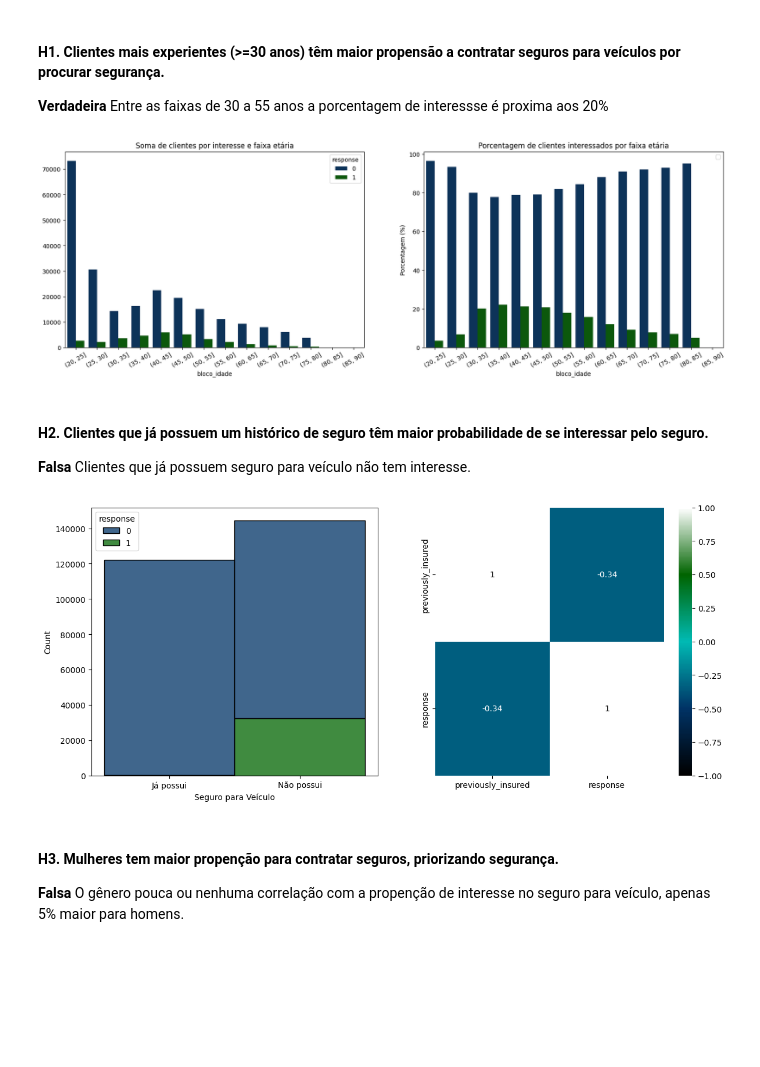
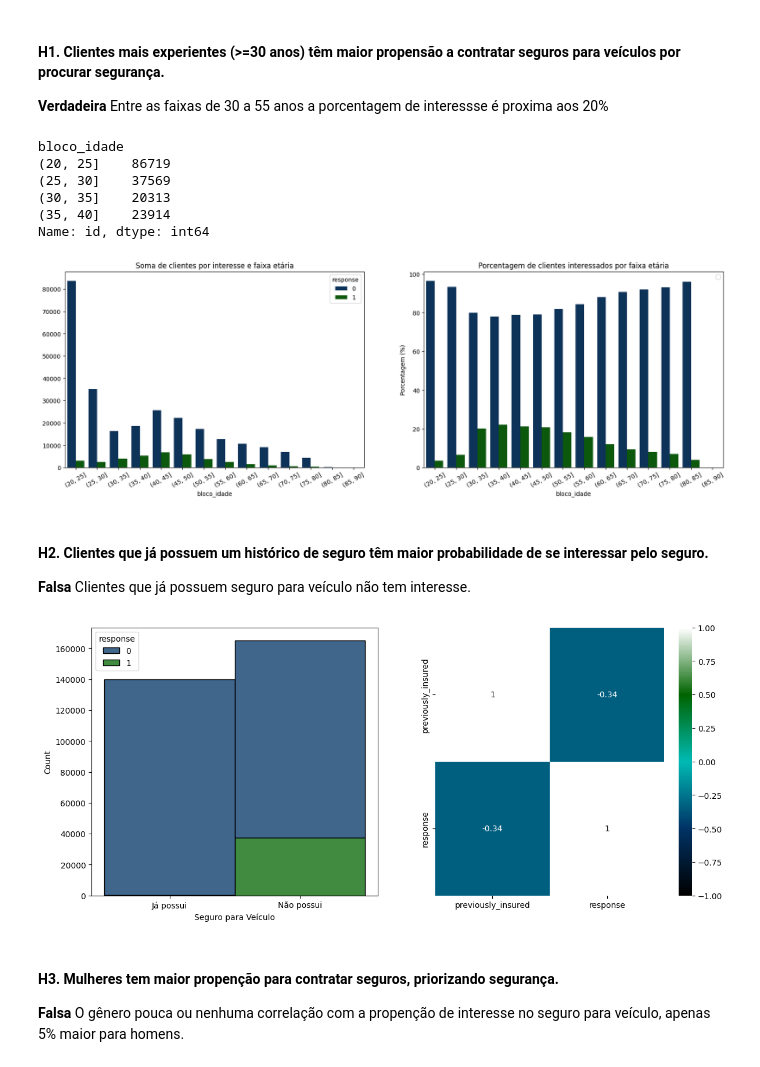
Before and after one commit to RafaelLuckner/Propensao_Compra, a Jupyter notebook: propensao_projeto.ipynb, the cells around one changed output. Cells and saved outputs as stored; diff of their text form; code cells hidden in the pictures; blank space fills up the shorter version.

```diff
--- a/propensao_projeto.ipynb
+++ b/propensao_projeto.ipynb
@@ -44,12 +51,10 @@ dfx = df1.drop(columns=['Response'])
 dfy = df1['Response']
 
 # Utilizei Estratificação para manter a mesma proporção entre as categorias durante o split
-dfx_train, dfx_val, dfy_train, dfy_val =  ms.train_test_split(dfx, dfy, test_size = 0.3, stratify=dfy, random_state = 12)
-dfx_val, dfx_test, dfy_val, dfy_test   =  ms.train_test_split(dfx_val, dfy_val, test_size = 0.5, stratify=dfy_val, random_state = 12)
+dfx_train, dfx_test, dfy_train, dfy_test =  ms.train_test_split(dfx, dfy, test_size = 0.2, stratify=dfy, random_state = 12)
 
 df1 = pd.concat([dfx_train, dfy_train], axis=1)
 print(dfy_train.value_counts())
-print(dfy_val.value_counts())
 print(dfy_test.value_counts())
 # %% [output]
 Response
@@ -272,6 +281,15 @@ df2['premium_category'] = pd.cut(df2['annual_premium'],
 
 # Separando grupos de clientes de acordo com o tempo de 'vintage' (dias)
 df2['vintage_group'] = pd.cut(df2['vintage'], bins=[0, 60, 120, 240, np.inf], labels=['Recente\n(0:60)dias', 'Intermediário\n(60:120)', 'Longo\n(120:240)', 'Muito Longo\n(240:)'])
+
+
+damage = df2.loc[df2['vehicle_damage']=='Yes',['id','region_code']].groupby('region_code').agg({'id':'count'})
+total = pd.DataFrame(df2.groupby(['region_code'])['id'].count())
+merged = damage.merge(total, on= 'region_code')
+merged.columns = ['veiculos_danificados_regiao', 'total_veiculos_regiao']
+merged['pct_damage_region'] = ((merged['veiculos_danificados_regiao']/merged['total_veiculos_regiao'])*100).astype(int)
+
+df2 = pd.merge(df2, merged, on= 'region_code', how='left')
 # %% [markdown]
 # 3 - EDA (Análise Exploratória de Dados)
 # %% [markdown]
@@ -400,31 +418,38 @@ Name: count, dtype: int64
 # %%
 aux1 = df2.copy()
 plt.figure(figsize=(20,6))
 
 plt.subplot(1,2,1)
 bins = list(range(20,91,5))
 aux1['bloco_idade'] = pd.cut(aux1['age'],bins=bins)
 aux2 = aux1.loc[:,['id','bloco_idade', 'response']].groupby(['bloco_idade','response'],observed=False).count().reset_index()
 sns.barplot(data = aux2, x='bloco_idade', y= "id",hue='response')
 plt.ylabel('')
 plt.xticks(rotation = 30);
 plt.title('Soma de clientes por interesse e faixa etária');
 
 plt.subplot(1,2,2)
 plt.title('Porcentagem de clientes interessados por faixa etária')
 bins = list(range(20,91,5))
 aux1['bloco_idade'] = pd.cut(aux1['age'],bins=bins)
 aux3 = aux1.loc[:,['id','bloco_idade', 'response']].groupby(['bloco_idade','response'],observed=False).count().reset_index()
 total_por_faixa = aux3.groupby('bloco_idade',observed=False)['id'].sum()
 total_por_faixa_categoria = aux3.groupby(['bloco_idade', 'response'],observed=False)['id'].sum()
 porcentagem_categoria = (total_por_faixa_categoria / total_por_faixa) * 100
 aux3 = pd.DataFrame(porcentagem_categoria)
 sns.barplot(data = aux3, x='bloco_idade', y= "id",hue='response')
 plt.legend([])
 plt.xticks(rotation = 30);
 plt.ylabel('Porcentagem (%)');
+total_por_faixa.head(4)
 # %% [output]
+bloco_idade
+(20, 25]    86719
+(25, 30]    37569
+(30, 35]    20313
+(35, 40]    23914
+Name: id, dtype: int64
-[figure, old version]
+[figure, new version]
 # %% [markdown]
 #### H2. Clientes que já possuem um histórico de seguro têm maior probabilidade de se interessar pelo seguro.
 **Falsa** Clientes que já possuem seguro para veículo não tem interesse.
@@ -447,7 +472,7 @@ custom_cmap = LinearSegmentedColormap.from_list('custom_cmap', custom_palette)
 
 sns.heatmap(dfaux.corr(method='pearson'), annot=True, vmin=-1, vmax=1, cmap=custom_cmap);
 # %% [output]
-[figure, old version]
+[figure, new version]
 # %% [markdown]
 #### H3. Mulheres tem maior propenção para contratar seguros, priorizando segurança.
 **Falsa** O gênero pouca ou nenhuma correlação com a propenção de interesse no seguro para veículo, apenas 5% maior para homens.
```
Also changed, not shown: parts of 52 cells of this notebook, 2 other files.
